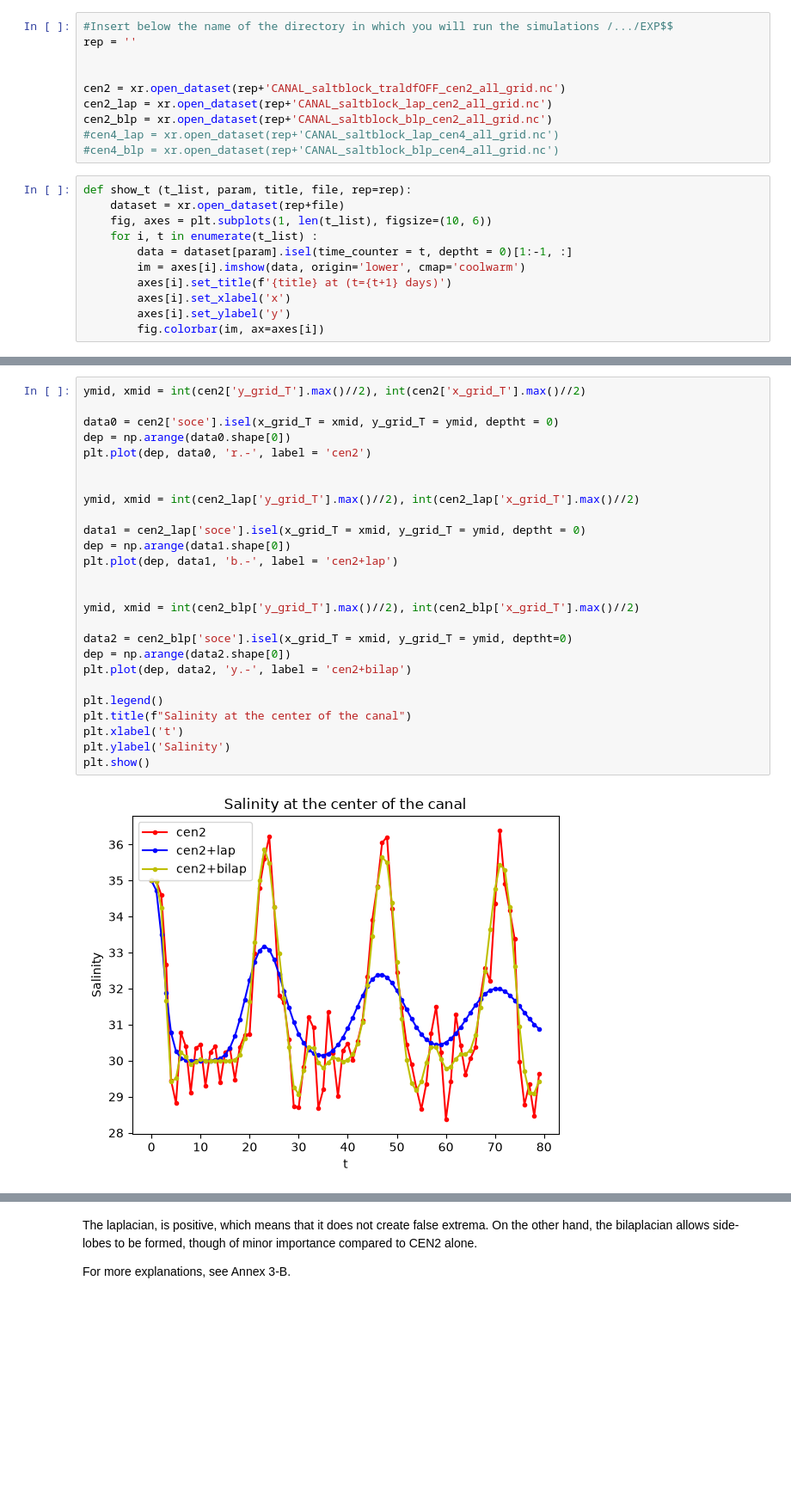
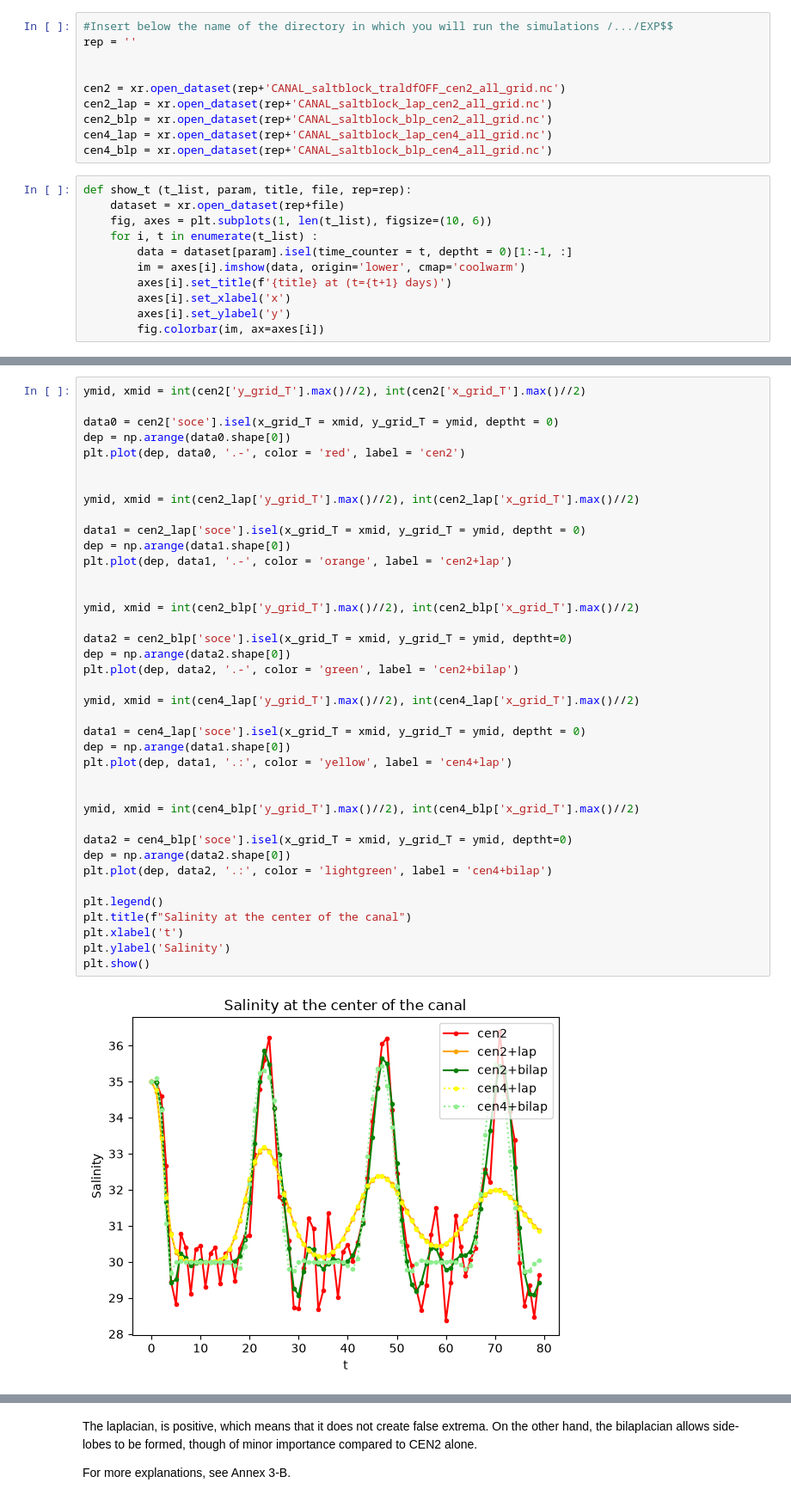
Before and after one commit to justinebuisson606/NEMO_Demonstrators, a Jupyter notebook: Demonstrator 3.ipynb, the cells around one changed output, grey strips where cells are left out. Shown at 86% size. Cells and saved outputs as stored; diff of their text form; blank space fills up the shorter version.

```diff
--- a/Demonstrator 3.ipynb
+++ b/Demonstrator 3.ipynb
@@ -219,8 +165,8 @@ rep = ''
 cen2 = xr.open_dataset(rep+'CANAL_saltblock_traldfOFF_cen2_all_grid.nc')
 cen2_lap = xr.open_dataset(rep+'CANAL_saltblock_lap_cen2_all_grid.nc')
 cen2_blp = xr.open_dataset(rep+'CANAL_saltblock_blp_cen2_all_grid.nc')
-#cen4_lap = xr.open_dataset(rep+'CANAL_saltblock_lap_cen4_all_grid.nc')
-#cen4_blp = xr.open_dataset(rep+'CANAL_saltblock_blp_cen4_all_grid.nc')
+cen4_lap = xr.open_dataset(rep+'CANAL_saltblock_lap_cen4_all_grid.nc')
+cen4_blp = xr.open_dataset(rep+'CANAL_saltblock_blp_cen4_all_grid.nc')
 # %%
 def show_t (t_list, param, title, file, rep=rep):
     dataset = xr.open_dataset(rep+file)
@@ -271,28 +224,41 @@ plt.legend()
 # %%
 ymid, xmid = int(cen2['y_grid_T'].max()//2), int(cen2['x_grid_T'].max()//2)
 
 data0 = cen2['soce'].isel(x_grid_T = xmid, y_grid_T = ymid, deptht = 0)
 dep = np.arange(data0.shape[0])
-plt.plot(dep, data0, 'r.-', label = 'cen2')
+plt.plot(dep, data0, '.-', color = 'red', label = 'cen2')
 
 
 ymid, xmid = int(cen2_lap['y_grid_T'].max()//2), int(cen2_lap['x_grid_T'].max()//2)
 
 data1 = cen2_lap['soce'].isel(x_grid_T = xmid, y_grid_T = ymid, deptht = 0)
 dep = np.arange(data1.shape[0])
-plt.plot(dep, data1, 'b.-', label = 'cen2+lap')
+plt.plot(dep, data1, '.-', color = 'orange', label = 'cen2+lap')
 
 
 ymid, xmid = int(cen2_blp['y_grid_T'].max()//2), int(cen2_blp['x_grid_T'].max()//2)
 
 data2 = cen2_blp['soce'].isel(x_grid_T = xmid, y_grid_T = ymid, deptht=0)
 dep = np.arange(data2.shape[0])
-plt.plot(dep, data2, 'y.-', label = 'cen2+bilap')
+plt.plot(dep, data2, '.-', color = 'green', label = 'cen2+bilap')
+
+ymid, xmid = int(cen4_lap['y_grid_T'].max()//2), int(cen4_lap['x_grid_T'].max()//2)
+
+data1 = cen4_lap['soce'].isel(x_grid_T = xmid, y_grid_T = ymid, deptht = 0)
+dep = np.arange(data1.shape[0])
+plt.plot(dep, data1, '.:', color = 'yellow', label = 'cen4+lap')
+
+
+ymid, xmid = int(cen4_blp['y_grid_T'].max()//2), int(cen4_blp['x_grid_T'].max()//2)
+
+data2 = cen4_blp['soce'].isel(x_grid_T = xmid, y_grid_T = ymid, deptht=0)
+dep = np.arange(data2.shape[0])
+plt.plot(dep, data2, '.:', color = 'lightgreen', label = 'cen4+bilap')
 
 plt.legend()
 plt.title(f"Salinity at the center of the canal")
 plt.xlabel('t')
 plt.ylabel('Salinity')
 plt.show()
 # %% [output]
-[figure, old version]
+[figure, new version]
```
Also changed, not shown: parts of 9 cells of this notebook.
